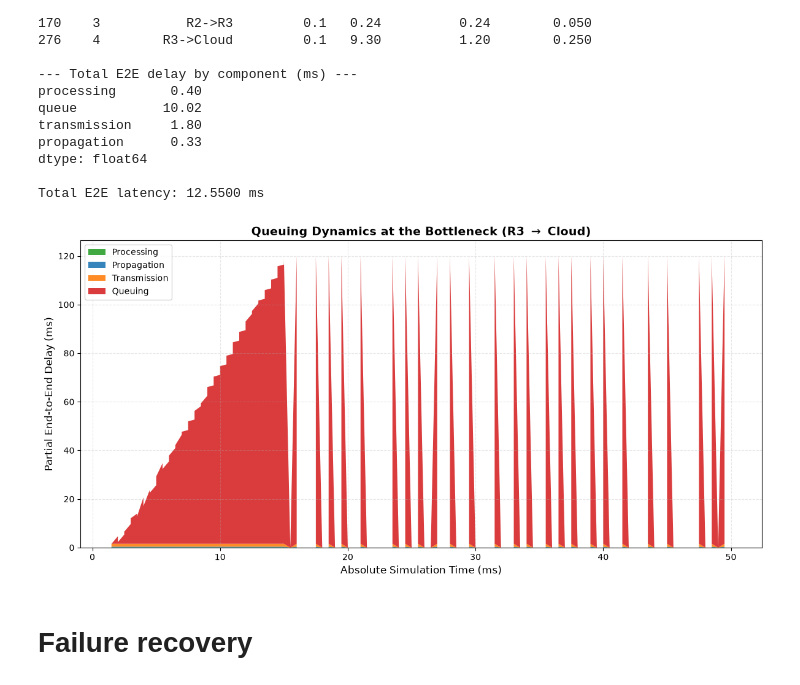
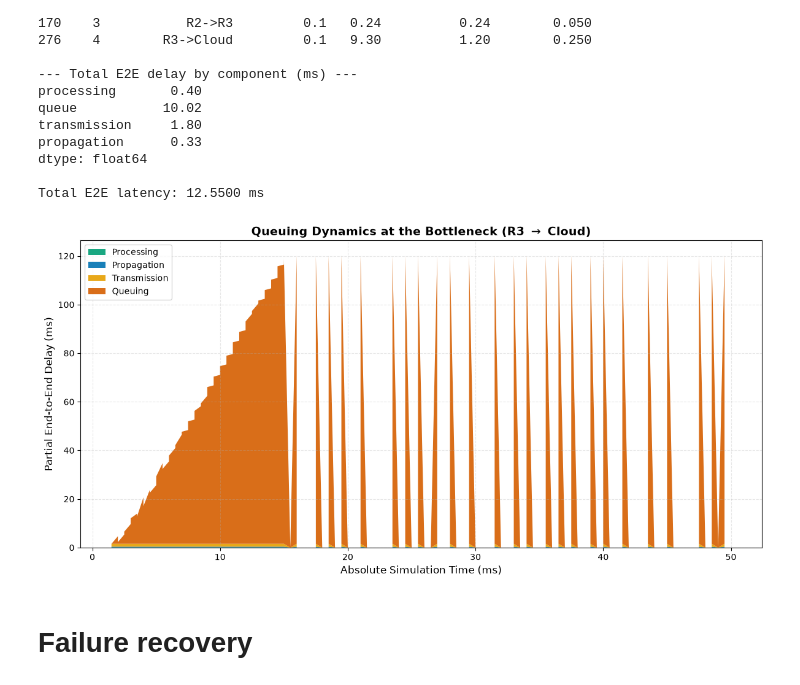
Before and after one commit to DavideOrsucci/eclypse-plus-net, a Jupyter notebook: examples/network_examples/demos/demo.ipynb, the cells around one changed output. Cells and saved outputs as stored; diff of their text form; code cells hidden in the pictures.

```diff
--- a/examples/network_examples/demos/demo.ipynb
+++ b/examples/network_examples/demos/demo.ipynb
@@ -450,35 +450,35 @@ df_bottleneck = load_and_process_data(f"{BOTTLENECK_RESULTS}/json/application.js
 
 delay_cols = ['processing_ms', 'propagation_ms', 'transmission_ms', 'queue_ms']
 plot_data = df_bottleneck[delay_cols]
 
 x = df_bottleneck['arrival_time_ms'].to_numpy(dtype=float)
 y_data = [
     plot_data['processing_ms'].to_numpy(dtype=float),
     plot_data['propagation_ms'].to_numpy(dtype=float),
     plot_data['transmission_ms'].to_numpy(dtype=float),
     plot_data['queue_ms'].to_numpy(dtype=float)
 ]
 
 plt.figure(figsize=(12, 6))
 
 plt.stackplot(
     x,
     *y_data,
     labels=['Processing', 'Propagation', 'Transmission', 'Queuing'],
     alpha=0.9,
-    colors=['#2ca02c', '#1f77b4', '#ff7f0e', '#d62728']
+    colors=['#009E73', '#0072B2', '#E69F00', '#D55E00']
 )
 
 plt.title(r'Queuing Dynamics at the Bottleneck (R3 $\rightarrow$ Cloud)', fontsize=14, fontweight='bold')
 plt.xlabel('Absolute Simulation Time (ms)', fontsize=12)
 plt.ylabel('Partial End-to-End Delay (ms)', fontsize=12)
 plt.legend(loc='upper left', fontsize=10, frameon=True)
 plt.grid(True, linestyle='--', alpha=0.3)
 
 plt.tight_layout()
 plt.show()
 # %% [output]
-[figure, old version]
+[figure, new version]
 # %% [markdown]
 # Failure recovery
 # %% [markdown]
```
Also changed, not shown: parts of 2 cells of this notebook, 9 other files.
